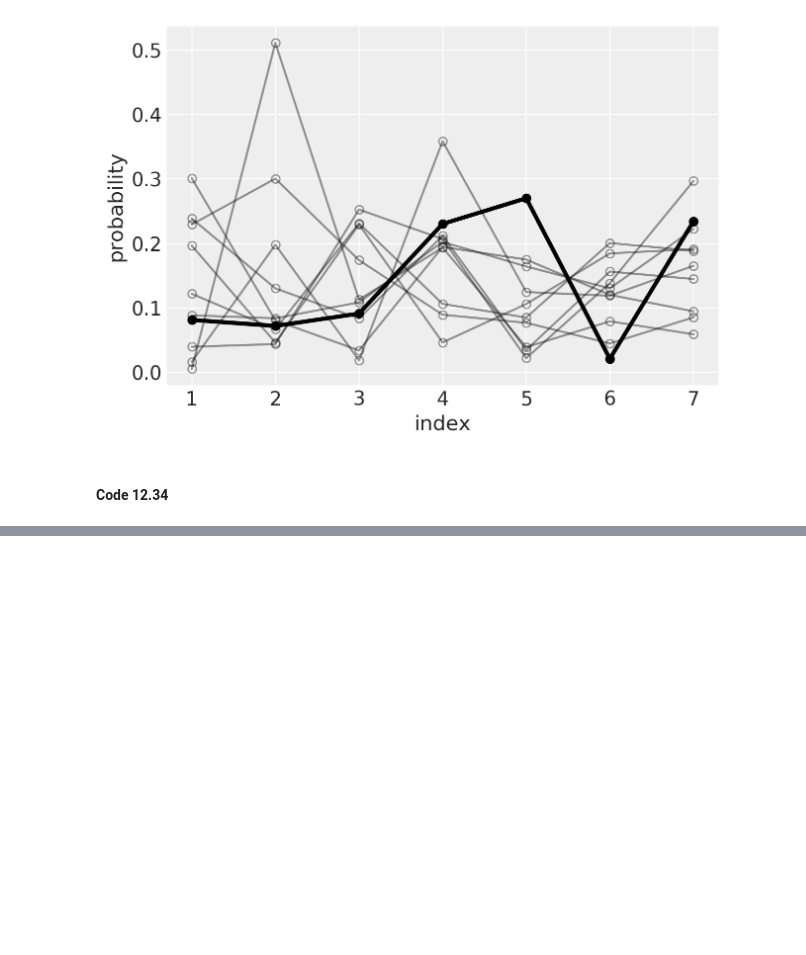
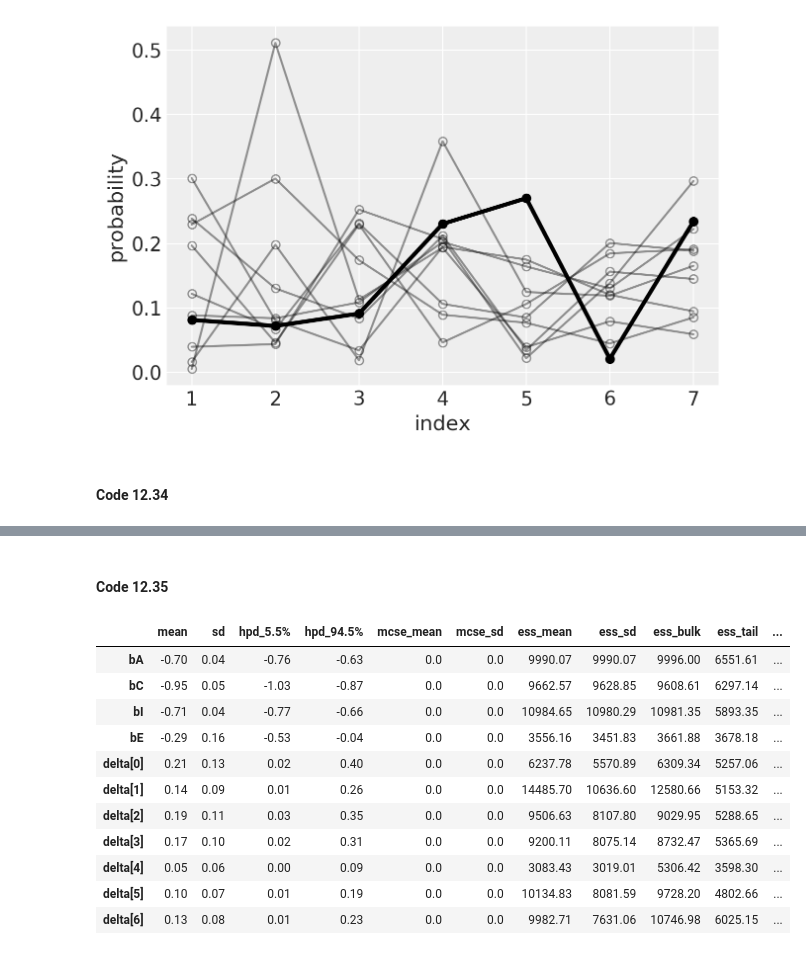
Before and after one commit to pymc-devs/pymc-resources, a Jupyter notebook: Rethinking_2/Chp_12.ipynb, the cells around one changed output, grey strips where cells are left out. Cells and saved outputs as stored; diff of their text form; code cells hidden in the pictures; blank space fills up the shorter version.

```diff
--- a/Rethinking_2/Chp_12.ipynb
+++ b/Rethinking_2/Chp_12.ipynb
@@ -669,0 +611,18 @@ The estimated number of effective samples is smaller than 200 for some parameter
+# %% [markdown]
+#### Code 12.35
+# %%
+idata = az.from_pymc3(trace_12_6)
+az.summary(idata, var_names=["bA", "bC", "bI", "bE", "delta"], round_to=2)
+# %% [output]
+|  | mean | sd | hpd_5.5% | hpd_94.5% | mcse_mean | mcse_sd | ess_mean | ess_sd | ess_bulk | ess_tail | ... |
+| bA | -0.70 | 0.04 | -0.76 | -0.63 | 0.0 | 0.0 | 9990.07 | 9990.07 | 9996.00 | 6551.61 | ... |
+| bC | -0.95 | 0.05 | -1.03 | -0.87 | 0.0 | 0.0 | 9662.57 | 9628.85 | 9608.61 | 6297.14 | ... |
+| bI | -0.71 | 0.04 | -0.77 | -0.66 | 0.0 | 0.0 | 10984.65 | 10980.29 | 10981.35 | 5893.35 | ... |
+| bE | -0.29 | 0.16 | -0.53 | -0.04 | 0.0 | 0.0 | 3556.16 | 3451.83 | 3661.88 | 3678.18 | ... |
+| delta[0] | 0.21 | 0.13 | 0.02 | 0.40 | 0.0 | 0.0 | 6237.78 | 5570.89 | 6309.34 | 5257.06 | ... |
+| delta[1] | 0.14 | 0.09 | 0.01 | 0.26 | 0.0 | 0.0 | 14485.70 | 10636.60 | 12580.66 | 5153.32 | ... |
+| delta[2] | 0.19 | 0.11 | 0.03 | 0.35 | 0.0 | 0.0 | 9506.63 | 8107.80 | 9029.95 | 5288.65 | ... |
+| delta[3] | 0.17 | 0.10 | 0.02 | 0.31 | 0.0 | 0.0 | 9200.11 | 8075.14 | 8732.47 | 5365.69 | ... |
+| delta[4] | 0.05 | 0.06 | 0.00 | 0.09 | 0.0 | 0.0 | 3083.43 | 3019.01 | 5306.42 | 3598.30 | ... |
+| delta[5] | 0.10 | 0.07 | 0.01 | 0.19 | 0.0 | 0.0 | 10134.83 | 8081.59 | 9728.20 | 4802.66 | ... |
+| delta[6] | 0.13 | 0.08 | 0.01 | 0.23 | 0.0 | 0.0 | 9982.71 | 7631.06 | 10746.98 | 6025.15 | ... |
```
Also changed, not shown: parts of 13 cells of this notebook.
